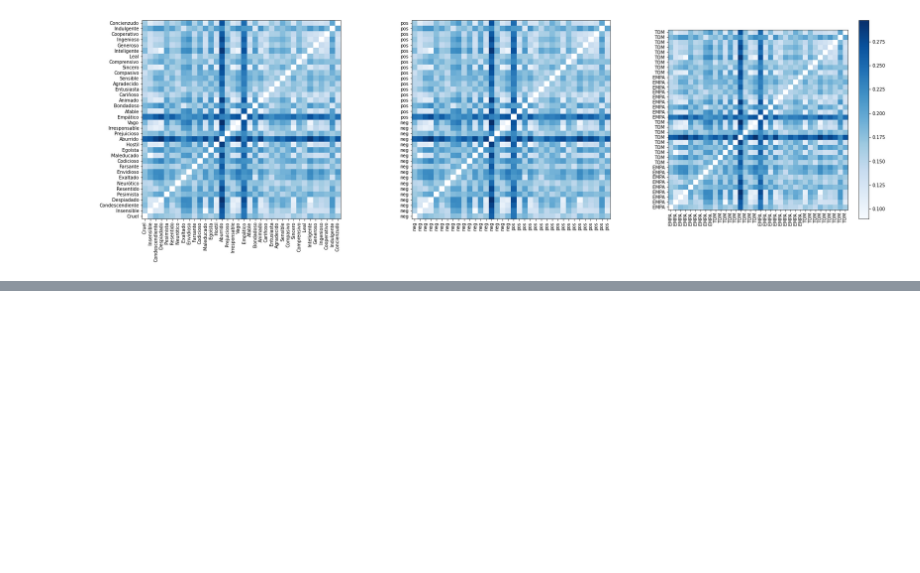
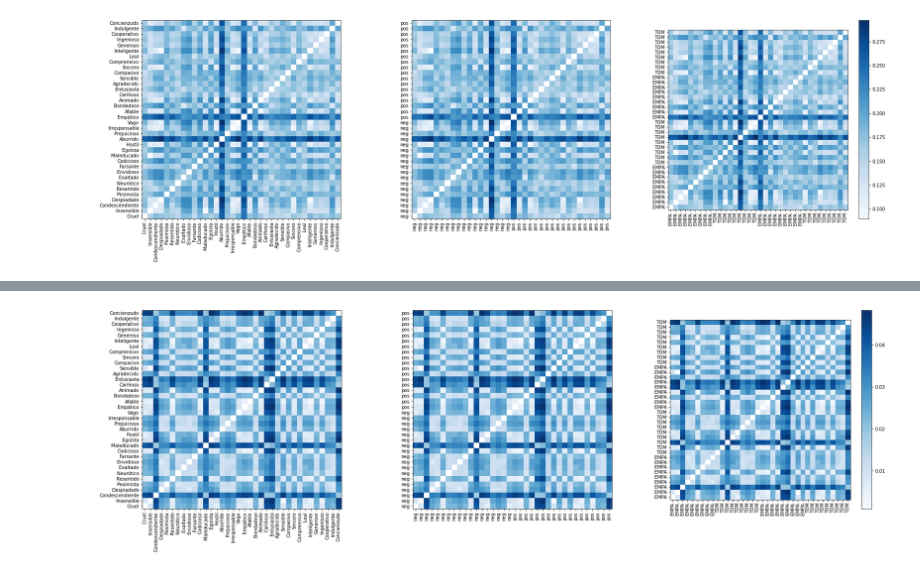
Before and after one commit to nmningmei/Deep_learning_fMRI_EEG, a Jupyter notebook: 5_7_extract_features_from_sentences.ipynb, the cells around one changed output, grey strips where cells are left out. Drawn from its saved outputs; the diff is of its cells as text; code cells hidden in the pictures; blank space fills up the shorter version.

```diff
--- a/5_7_extract_features_from_sentences.ipynb
+++ b/5_7_extract_features_from_sentences.ipynb
@@ -218,0 +212,9 @@ _ = ax.set_xticklabels(stimuli_table['Condition'],rotation = 90)
+# %%
+from transformers import AutoTokenizer, AutoModelForSequenceClassification,pipeline
+del tokenizer
+tokenizer = AutoTokenizer.from_pretrained("DeepESP/gpt2-spanish",)
+tokenizer.pad_token = tokenizer.eos_token
+tokenizer.add_special_tokens = True
+tokenizer.model_max_length = token_max_length
+del model
+model = AutoModelForSequenceClassification.from_pretrained("DeepESP/gpt2-spanish",output_hidden_states = True)
@@ -218,0 +227,5 @@ _ = ax.set_xticklabels(stimuli_table['Condition'],rotation = 90)
+# %%
+inputs = [tokenizer.encode(item.lower(),padding = 'max_length',return_tensors='pt') for item in stimuli_table['Concept'].to_list()]
+idx_layer = 9
+outputs = torch.cat([model(item)[2][idx_layer] for item in inputs])
+a = outputs.view(36,-1).detach().cpu().numpy()
@@ -218,0 +235,39 @@ _ = ax.set_xticklabels(stimuli_table['Condition'],rotation = 90)
+# %%
+RDM = SD.squareform(SD.pdist(a - a.mean(1).reshape(-1,1),'cosine'))
+np.fill_diagonal(RDM,np.nan)
+# %%
+fig,axes = plt.subplots(figsize = (10 * 3,8),
+                        ncols = 3)
+vmax = None
+ax = axes.flatten()[0]
+im = ax.imshow(RDM,
+               origin = "lower",
+               cmap = plt.cm.Blues,
+               vmax = vmax)
+_ = ax.set(xticks = np.arange(RDM.shape[0]),
+           yticks = np.arange(RDM.shape[1]),
+           yticklabels = stimuli_table['Concept'],)
+_ = ax.set_xticklabels(stimuli_table['Concept'],rotation = 90)
+
+ax = axes.flatten()[1]
+im = ax.imshow(RDM,
+               origin = "lower",
+               cmap = plt.cm.Blues,
+               vmax = vmax)
+_ = ax.set(xticks = np.arange(RDM.shape[0]),
+           yticks = np.arange(RDM.shape[1]),
+           yticklabels = stimuli_table['Likableness'],)
+_ = ax.set_xticklabels(stimuli_table['Likableness'],rotation = 90)
+
+ax = axes.flatten()[2]
+im = ax.imshow(RDM,
+               origin = "lower",
+               cmap = plt.cm.Blues,
+               vmax = vmax)
+plt.colorbar(im)
+_ = ax.set(xticks = np.arange(RDM.shape[0]),
+           yticks = np.arange(RDM.shape[1]),
+           yticklabels = stimuli_table['Condition'],)
+_ = ax.set_xticklabels(stimuli_table['Condition'],rotation = 90)
+# %% [output]
+[figure, added]
```
Also changed, not shown: parts of 13 cells of this notebook.
